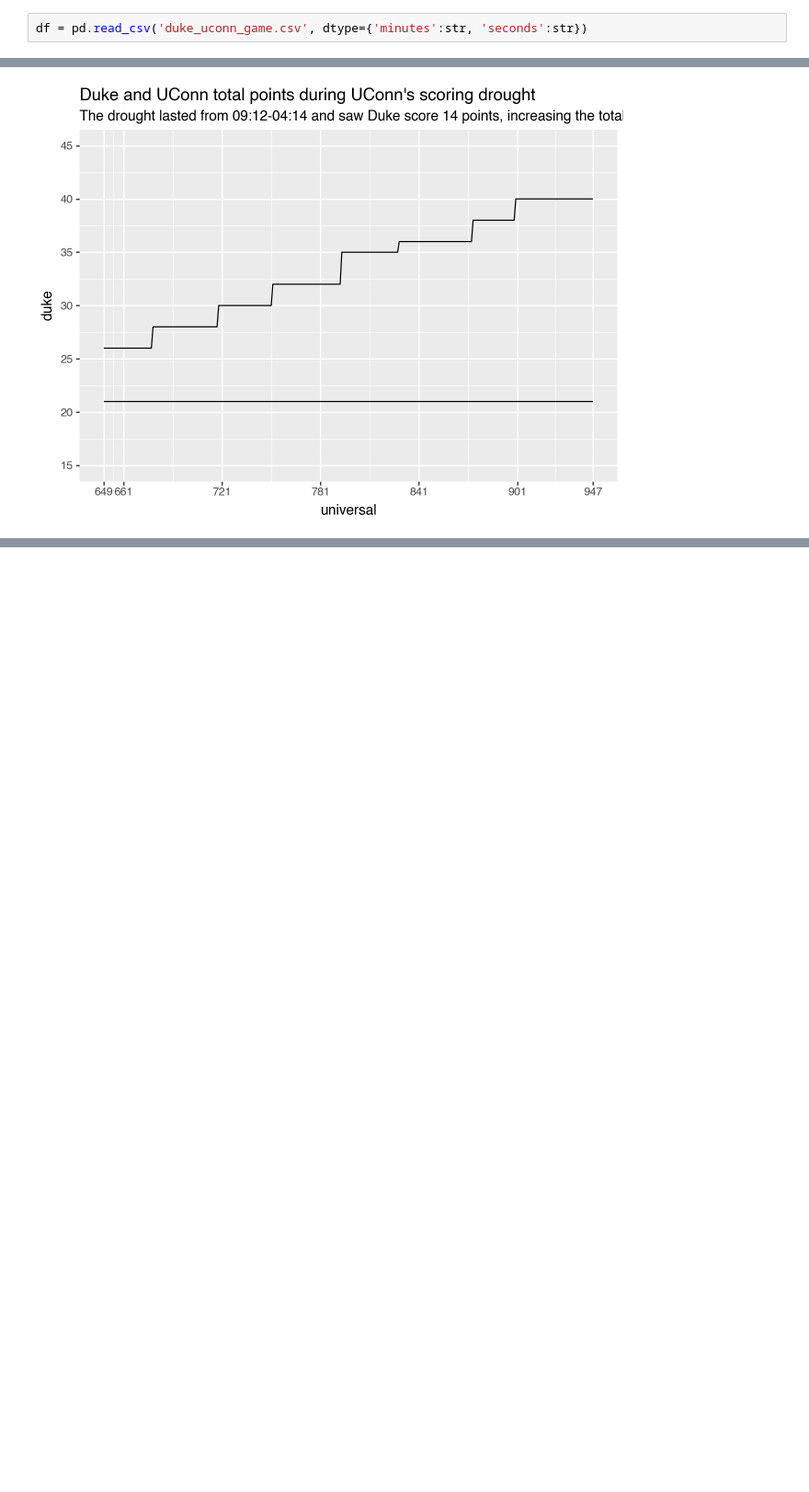
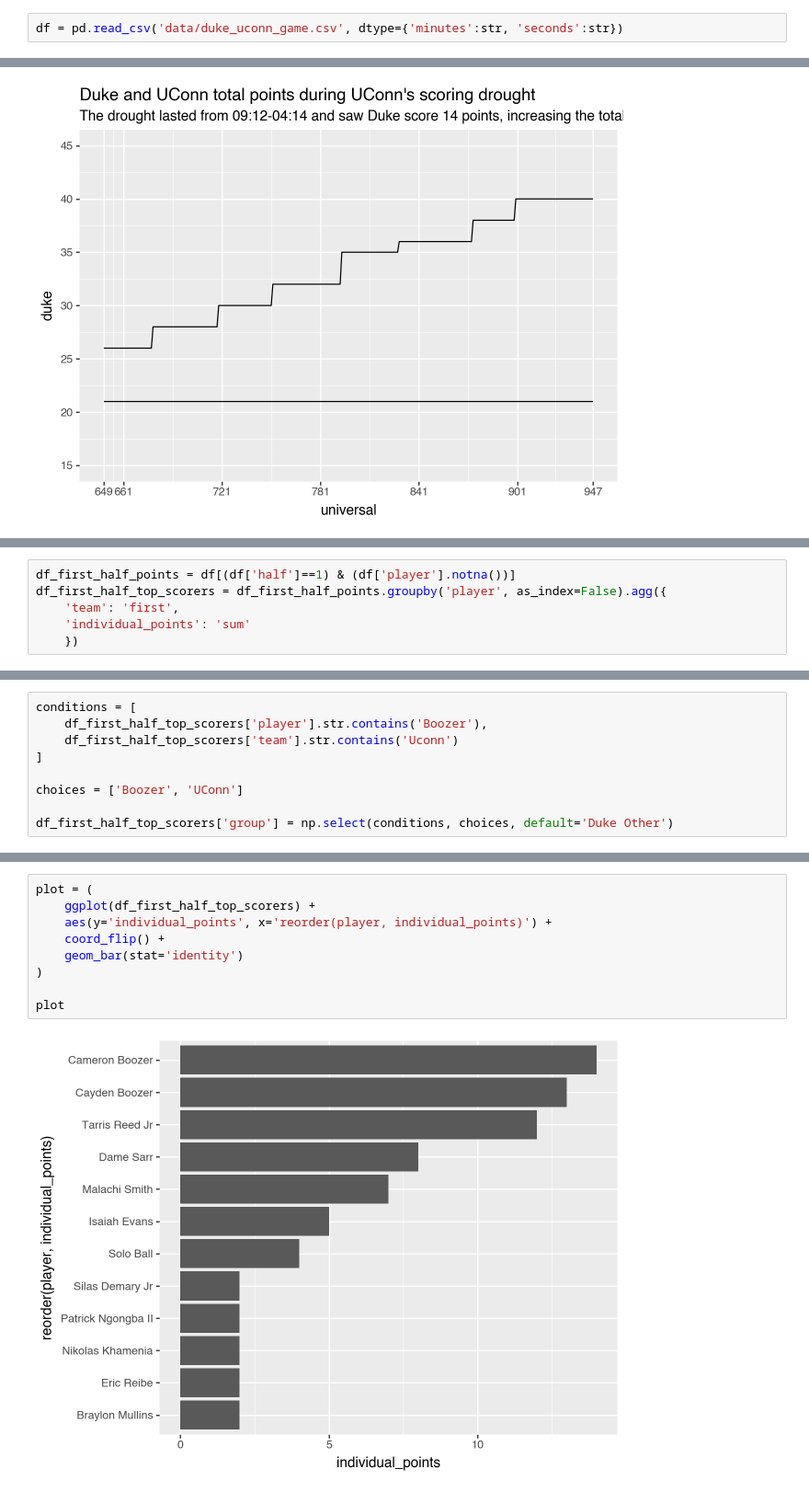
Before and after one commit to hgorledeenn/duke-uconn-game, a Jupyter notebook: data_wrangling.ipynb, the cells around one changed output, grey strips where cells are left out. Shown at 92% size. Cells and saved outputs as stored; diff of their text form; blank space fills up the shorter version.

```diff
--- a/data_wrangling.ipynb
+++ b/data_wrangling.ipynb
@@ -11,7 +12,7 @@ plt.rcParams['svg.fonttype'] = 'none'
 # %% [markdown]
 I'm reading in the data I entered into google sheets and saved as a CSV here. I specify that minutes and seconds should remain strings so that I retain the double zeros/leading zeros when either of those columns get below 10.
 # %%
-df = pd.read_csv('duke_uconn_game.csv', dtype={'minutes':str, 'seconds':str})
+df = pd.read_csv('data/duke_uconn_game.csv', dtype={'minutes':str, 'seconds':str})
 # %% [markdown]
 I make a `min_sec` column in the hopes I can natively in Plotnine make these my labels while plotting my x axis on `universal` (the variable I created that starts at 1 and increase 1 for each second in the game, making sure each second has a unique identifier)
 # %%
@@ -153,0 +159,6 @@ plot
+# %%
+df_first_half_points = df[(df['half']==1) & (df['player'].notna())]
+df_first_half_top_scorers = df_first_half_points.groupby('player', as_index=False).agg({
+    'team': 'first',
+    'individual_points': 'sum'
+    })
@@ -153,0 +181,9 @@ plot
+# %%
+conditions = [
+    df_first_half_top_scorers['player'].str.contains('Boozer'),
+    df_first_half_top_scorers['team'].str.contains('Uconn')
+]
+
+choices = ['Boozer', 'UConn']
+
+df_first_half_top_scorers['group'] = np.select(conditions, choices, default='Duke Other')
@@ -153,0 +206,11 @@ plot
+# %%
+plot = (
+    ggplot(df_first_half_top_scorers) +
+    aes(y='individual_points', x='reorder(player, individual_points)') +
+    coord_flip() +
+    geom_bar(stat='identity')
+)
+
+plot
+# %% [output]
+[figure, added]
```
Also changed, not shown: parts of 9 cells of this notebook, 8 other files.
